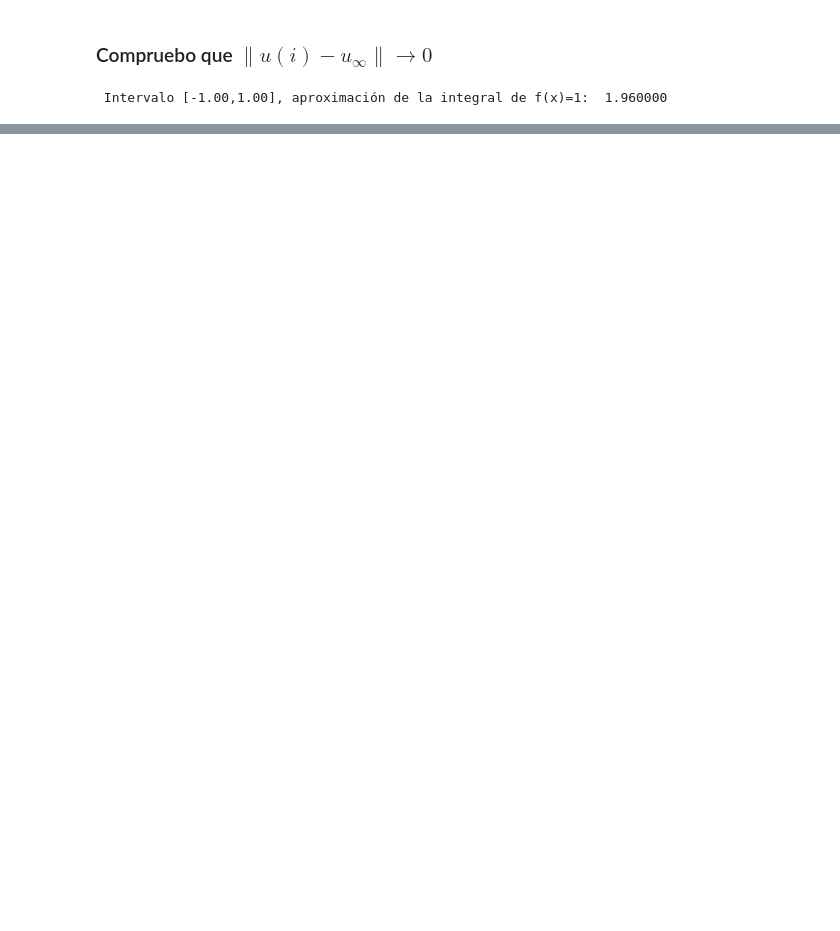
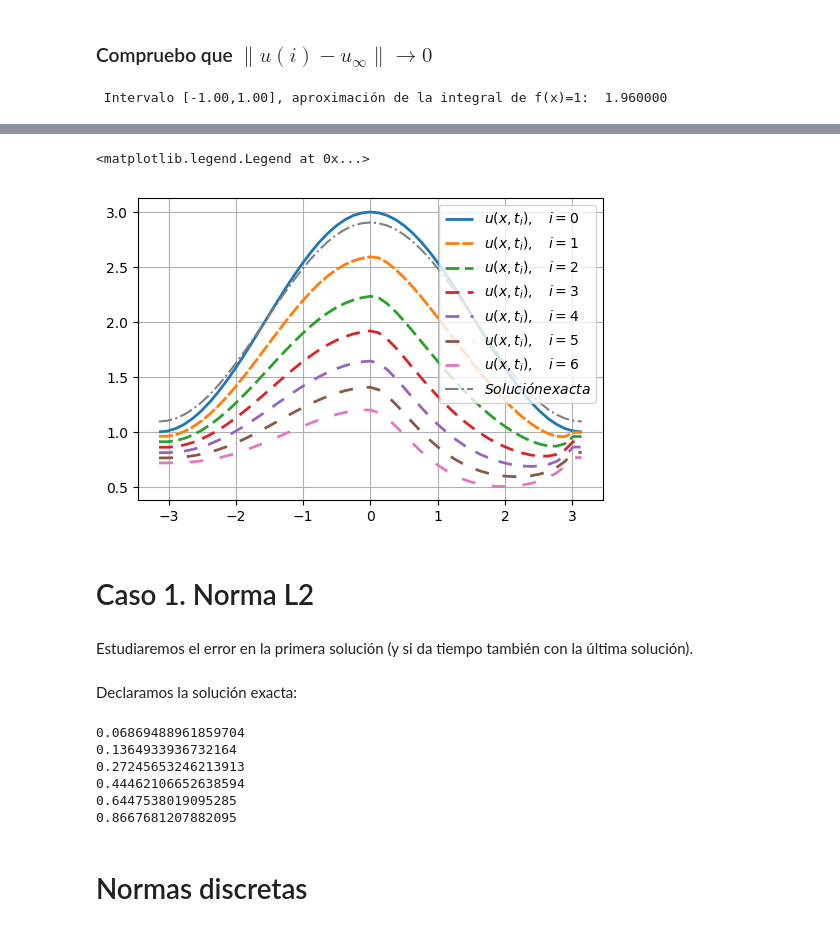
Before and after one commit to rrgalvan/keller-segel-schemes, a Jupyter notebook: Diferencias-finitas/Keller-Segel 1D-Caso4.ipynb, the cells around one changed output, grey strips where cells are left out. Cells and saved outputs as stored; diff of their text form; code cells hidden in the pictures; blank space fills up the shorter version.

```diff
--- a/Diferencias-finitas/Keller-Segel 1D-Caso4.ipynb
+++ b/Diferencias-finitas/Keller-Segel 1D-Caso4.ipynb
@@ -472,0 +537,75 @@ Mean of u_infty: 0.1981663646216452
+# %%
+Cons = 2
+f = lambda x, t: np.exp(-t)*(np.exp(-t)*np.cos(2*x)-Cons*np.cos(x))
+
+# Initial solution 2: u_0 = Gaussian function
+u_gauss = lambda x: np.cos(x) + Cons
+v_gauss = lambda x: np.cos(x) + Cons
+# %%
+u_exacta = lambda x, t: np.exp(-t)*np.cos(x) + Cons
+v_exacta = lambda x, t: np.exp(-t)*np.cos(x) + Cons
+NT = 6
+NX = 50
+X0 = -np.pi
+X1 = np.pi
+x = linspace(X0, X1, NX+1)
+T = 0.1
+t = linspace(0, T, NT+1)
+# %%
+NT = 6
+NX = 50
+X0 = -np.pi
+X1 = np.pi
+x, u, v = ks_progres_1d(f, u_init=u_gauss, v_init=v_gauss,
+                                    nx_intervals=NX, nt_intervals=NT,
+                                    a=X0, b=X1, T=0.1, nu=1, verbosity=0, k1=1, k2=1)
+
+for i in range(NT+1):
+    my_plot(x, u[i], i)
+    #mpl.show()
+mpl.plot(x, u_exacta(x,t[NT]), "-.", label="$Solución \t exacta$")
+mpl.grid()
+mpl.legend()
+# %% [output]
+<matplotlib.legend.Legend at 0x...>
+[figure, added]
+# %% [markdown]
+# Caso 1. Norma L2
+# %% [markdown]
+Estudiaremos el error en la primera solución (y si da tiempo también con la última solución).
+# %% [markdown]
+Declaramos la solución exacta:
+# %%
+u_exacta = lambda x, t: np.exp(-t)*np.cos(x) + Cons
+v_exacta = lambda x, t: np.exp(-t)*np.cos(x) + Cons
+NT = 6
+X0 = -np.pi
+X1 = np.pi
+
+T = 0.1
+t = linspace(0, T, NT+1)
+NX_limit = 70
+t_act = 1 # Etapa en la que vamos a calcular el error
+
+error_L2 = []
+
+for i in range(10, NX_limit, 10):
+    NX = i
+    x = linspace(X0, X1, NX+1)
+    x, u, v = ks_progres_1d(f, u_init=u_gauss, v_init=v_gauss,
+                                    nx_intervals=NX, nt_intervals=NT,
+                                    a=X0, b=X1, T=0.1, nu=1, verbosity=0, k1=1, k2=1)
+
+    w = u_exacta(x,t[t_act]) - u[t_act]
+    for i in range(0,len(w)):
+        w[i] = w[i]**2
+    print(quad(w, x))
+# %% [output]
+0.06869488961859704
+0.1364933936732164
+0.27245653246213913
+0.44462106652638594
+0.6447538019095285
+0.8667681207882095
+# %% [markdown]
+# Normas discretas
```
Also changed, not shown: parts of 19 cells of this notebook, 4 other files.
